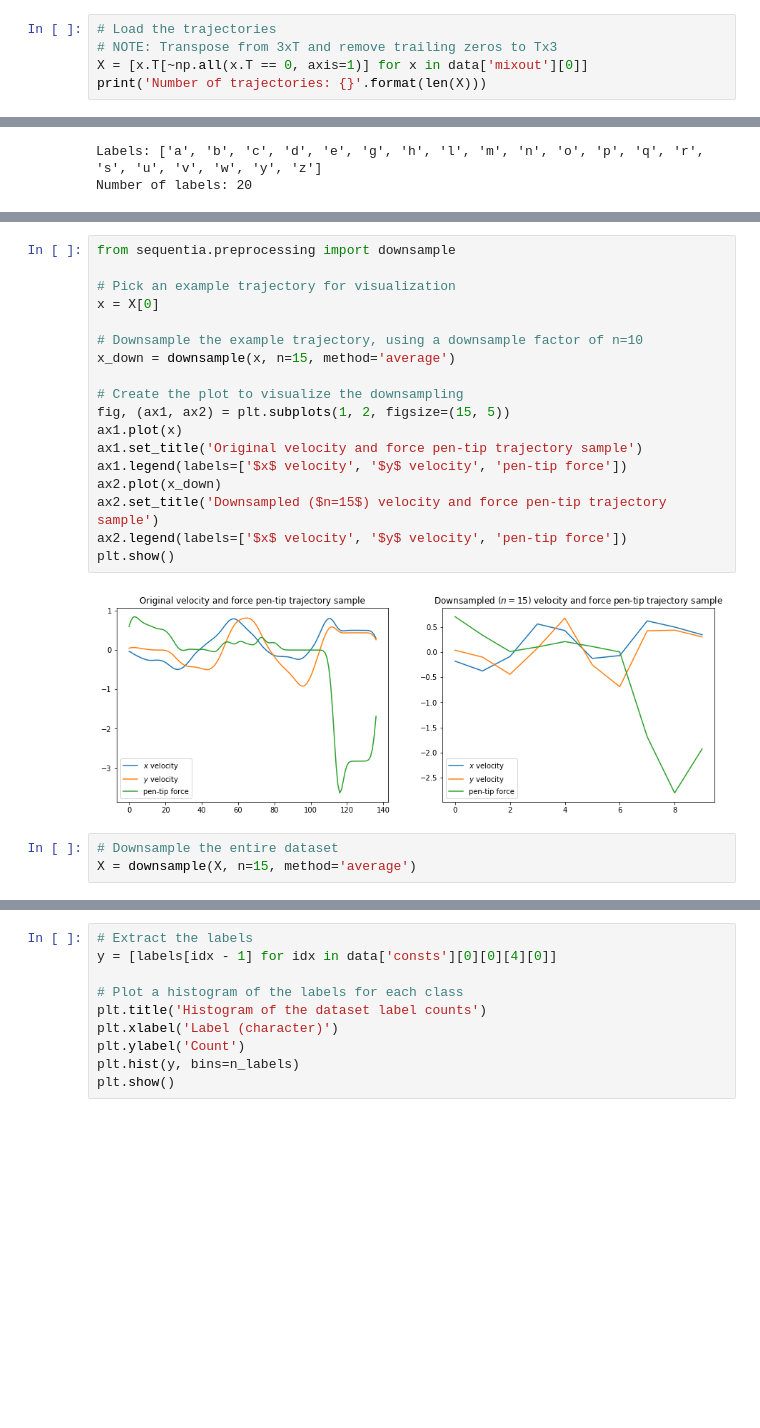
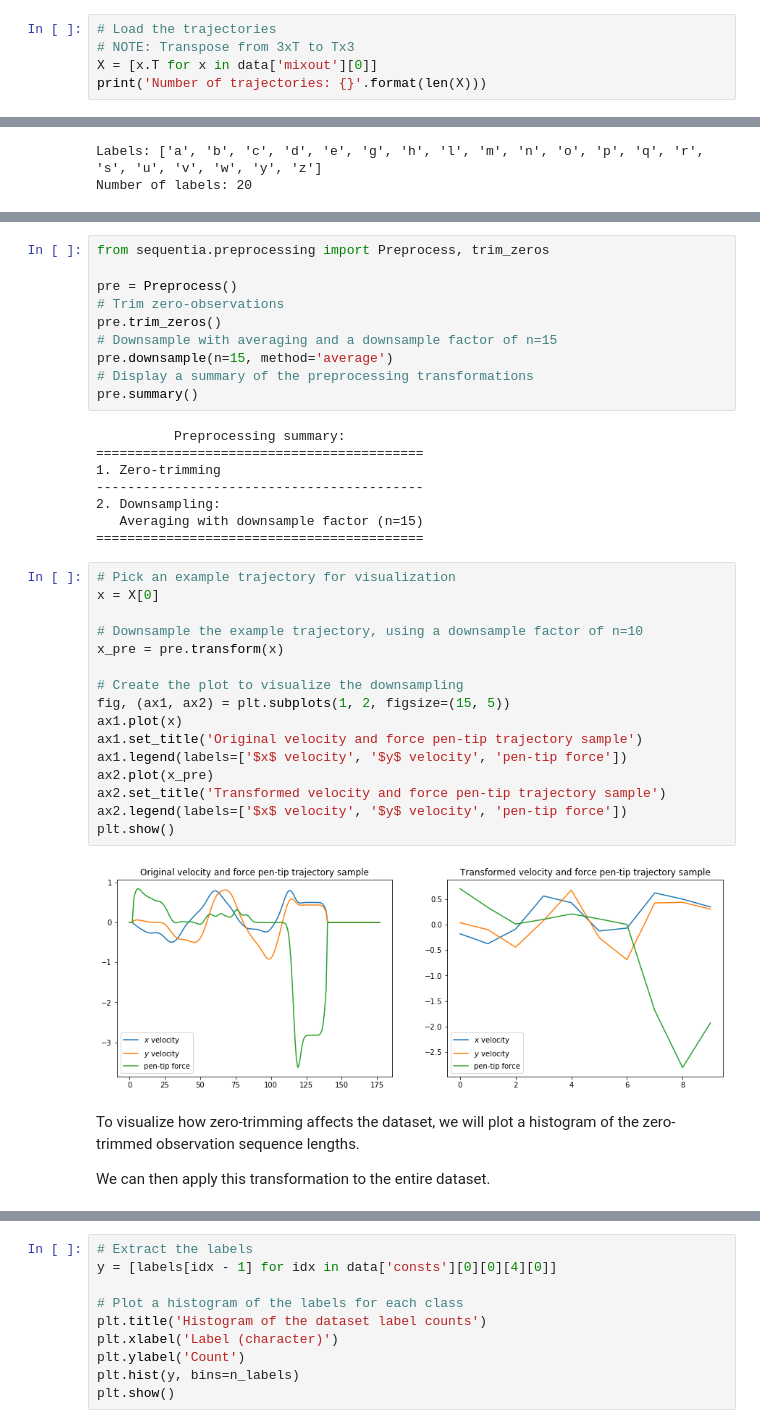
Before and after one commit to eonu/sequentia, a Jupyter notebook: notebooks/Pen-Tip Trajectories (Example).ipynb, the cells around one changed output, grey strips where cells are left out. Cells and saved outputs as stored; diff of their text form; blank space fills up the shorter version.

Commit message:
[add:lib] Add zero-trimming preprocessing method (#67)

```diff
--- a/notebooks/Pen-Tip Trajectories (Example).ipynb
+++ b/notebooks/Pen-Tip Trajectories (Example).ipynb
@@ -61,8 +61,8 @@ Loading data into numpy.ndarray ...
 Done!
 # %%
 # Load the trajectories
-# NOTE: Transpose from 3xT and remove trailing zeros to Tx3
-X = [x.T[~np.all(x.T == 0, axis=1)] for x in data['mixout'][0]]
+# NOTE: Transpose from 3xT to Tx3
+X = [x.T for x in data['mixout'][0]]
 print('Number of trajectories: {}'.format(len(X)))
 # %% [output]
 Number of trajectories: 2858
@@ -107,23 +99,40 @@ The `DTWKNN` class always uses the FastDTW algorithm to calculate distances. Dow
+# %%
+from sequentia.preprocessing import Preprocess, trim_zeros
+
+pre = Preprocess()
+# Trim zero-observations
+pre.trim_zeros()
+# Downsample with averaging and a downsample factor of n=15
+pre.downsample(n=15, method='average')
+# Display a summary of the preprocessing transformations
+pre.summary()
+# %% [output]
+          Preprocessing summary:
+==========================================
+1. Zero-trimming
+------------------------------------------
+2. Downsampling:
+   Averaging with downsample factor (n=15)
+==========================================
 # %%
-from sequentia.preprocessing import downsample
-
 # Pick an example trajectory for visualization
 x = X[0]
 
 # Downsample the example trajectory, using a downsample factor of n=10
-x_down = downsample(x, n=15, method='average')
+x_pre = pre.transform(x)
 
 # Create the plot to visualize the downsampling
 fig, (ax1, ax2) = plt.subplots(1, 2, figsize=(15, 5))
 ax1.plot(x)
 ax1.set_title('Original velocity and force pen-tip trajectory sample')
 ax1.legend(labels=['$x$ velocity', '$y$ velocity', 'pen-tip force'])
-ax2.plot(x_down)
-ax2.set_title('Downsampled ($n=15$) velocity and force pen-tip trajectory sample')
+ax2.plot(x_pre)
+ax2.set_title('Transformed velocity and force pen-tip trajectory sample')
 ax2.legend(labels=['$x$ velocity', '$y$ velocity', 'pen-tip force'])
 plt.show()
 # %% [output]
-[figure, old version]
+[figure, new version]
-# %%
-# Downsample the entire dataset
-X = downsample(X, n=15, method='average')
+# %% [markdown]
+To visualize how zero-trimming affects the dataset, we will plot a histogram of the zero-trimmed observation sequence lengths.
+
+We can then apply this transformation to the entire dataset.
```
Also changed, not shown: parts of 7 cells of this notebook, 11 other files.
